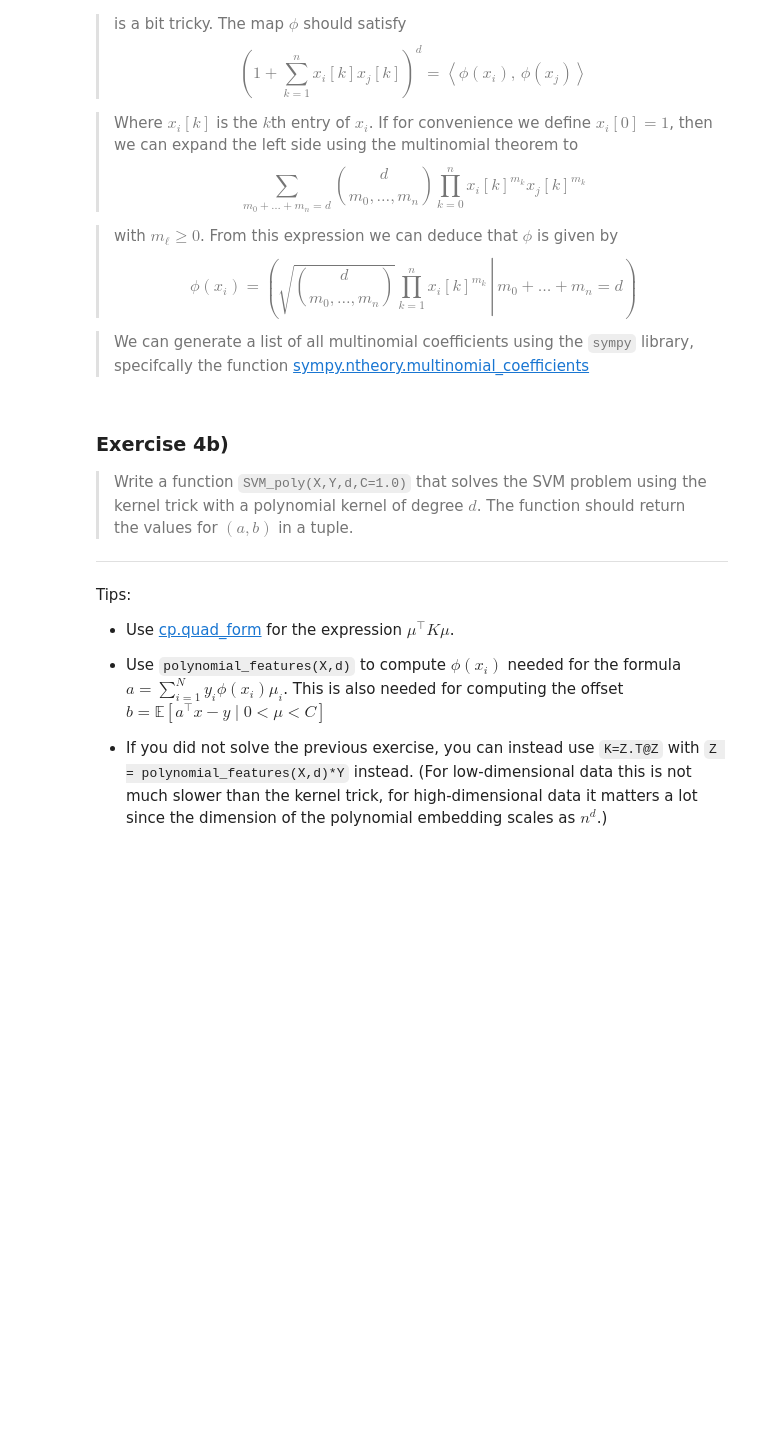
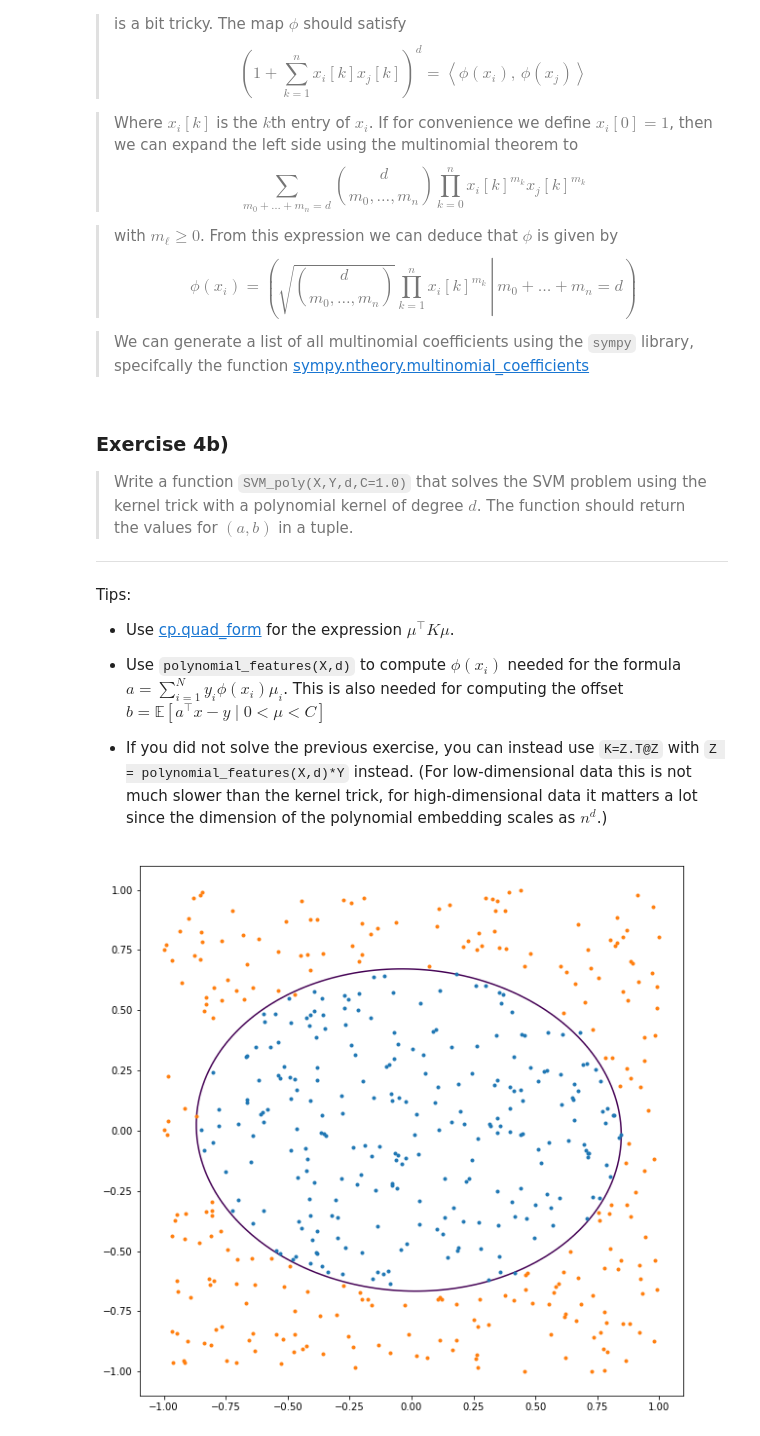
Before and after one commit to anhnguyendepocen/optimization-II-2021, a Jupyter notebook: notebooks/week9.ipynb, the cells around one changed output. Saved outputs shown, nothing was run; the diff lists cells and outputs as text; code cells hidden in the pictures; blank space fills up the shorter version.

```diff
--- a/notebooks/week9.ipynb
+++ b/notebooks/week9.ipynb
@@ -480,8 +537,12 @@ Tips:
 - To create a matrix containing all inner products $\langle x_i,\,x_j\rangle$ you can use $X^\top X$. You then need to just apply entry-wise operations to this matrix. In particular you need to multiply _entry wise_ by the matrix $yy^\top$.
 # %%
 def poly_kernel(X, Y, d):
-    # ENTER YOUR CODE HERE
-
+    # BEGIN SOLUTION
+    Z = X
+    K = Z.T @ Z
+    K = (1 + K) ** d
+    return K * (Y.reshape(-1, 1) @ Y.reshape(1, -1))
+    # END SOLUTION
 
 
 X, Y = gen_separable_data(a_true, b_true, N=5)
@@ -579,27 +646,69 @@ Tips:
 
 - Use [cp.quad_form](https://www.cvxpy.org/api_reference/cvxpy.atoms.other_atoms.html#quad-form) for the expression $\mu^\top K\mu$.
 
-- Use `polynomial_features(X,d)` to compute $\phi(x_i)$ needed for the formula $a=\sum_{i=1}^Ny_i\phi(x_i)\mu_i$. This is also needed for computing the offset $b=\mathbb E[a^\top x -y\mid0<\mu<C] $
+- Use `polynomial_features(X,d)` to compute $\phi(x_i)$ needed for the formula $a=\sum_{i=1}^Ny_i\phi(x_i)\mu_i$. This is also needed for computing the offset $b=\mathbb E[a^\top x -y\mid0<\mu<C]$
 
 - If you did not solve the previous exercise, you can instead use `K=Z.T@Z` with `Z = polynomial_features(X,d)*Y` instead. (For low-dimensional data this is not much slower than the kernel trick, for high-dimensional data it matters a lot since the dimension of the polynomial embedding scales as $n^d$.)
 # %%
 def SVM_poly(X, Y, d, C=1.0):
     n, N = X.shape
 
-    # ENTER YOUR CODE HERE
+    # BEGIN SOLUTION
 
+    K = poly_kernel(X, Y, d)
 
+    # Alternative kernel, only feasible for low-dimensional data
+    Z = polynomial_features(X,d)*Y
+    K = Z@Z.T
+
+    mu = cp.Variable(N)
+    objective = cp.Minimize(cp.quad_form(mu, K) / 2 - cp.sum(mu))
+
+    constraints = [mu >= 0, mu <= C, mu @ Y == 0]
+
+    problem = cp.Problem(objective, constraints)
+    problem.solve(solver="ECOS")
+
+    mu = mu.value
+    support = mu > 1e-6
+    a = polynomial_features(X[:, support], d) @ (mu[support] * Y[support])
+
+    margin_points = (mu > 1e-6) & (mu < C * 0.99)
+    b = np.mean(
+        np.dot(a, polynomial_features(X[:, margin_points], d)) - Y[margin_points]
+    )
+
+    return a, b
+    # END SOLUTION
+def SVM_poly(X, Y, d, C=1.0):
+    n, N = X.shape
+    K = poly_kernel(X,Y,d)
+    mu = cp.Variable(N)
+    o = np.ones(N)
+    obj = cp.Minimize(1/2 * cp.quad_form(mu,K) - o.T@mu)
+    const = [10**(-6)<=mu, mu<= 0.99*C, Y.T@mu == 0]
+    Problem = cp.Problem(obj, const)
+    Problem.solve(solver="ECOS")
+    P = polynomial_features(X,d)
+    Z = Y*P
+    A = Z * mu.value
+    a = np.sum(A,1)
+    c = a.T@P - Y
+    b = np.mean(c[(mu.value>10**(-6))&(mu.value<0.99*C)])
+    return (a,b)
 
 d = 2
 N = 500
 X = np.random.uniform(-1, 1, (2, N))
 (s1, s2) = np.random.uniform(-1, 1, 2)
 F = s1 * X[0] ** 2 + s2 * X[1] ** 2
 Y = F < np.median(F)
 Y = Y.astype(int) * 2 - 1
 a, b = SVM_poly(X, Y, d, 100)
 
 plot_poly_hypersurface(X, Y, a, b, d, N_points_contour=100)
+# %% [output]
+[figure, added]
 # %%
 def tests_4b():
     np.random.seed(179)
```
Also changed, not shown: parts of 7 cells of this notebook.
